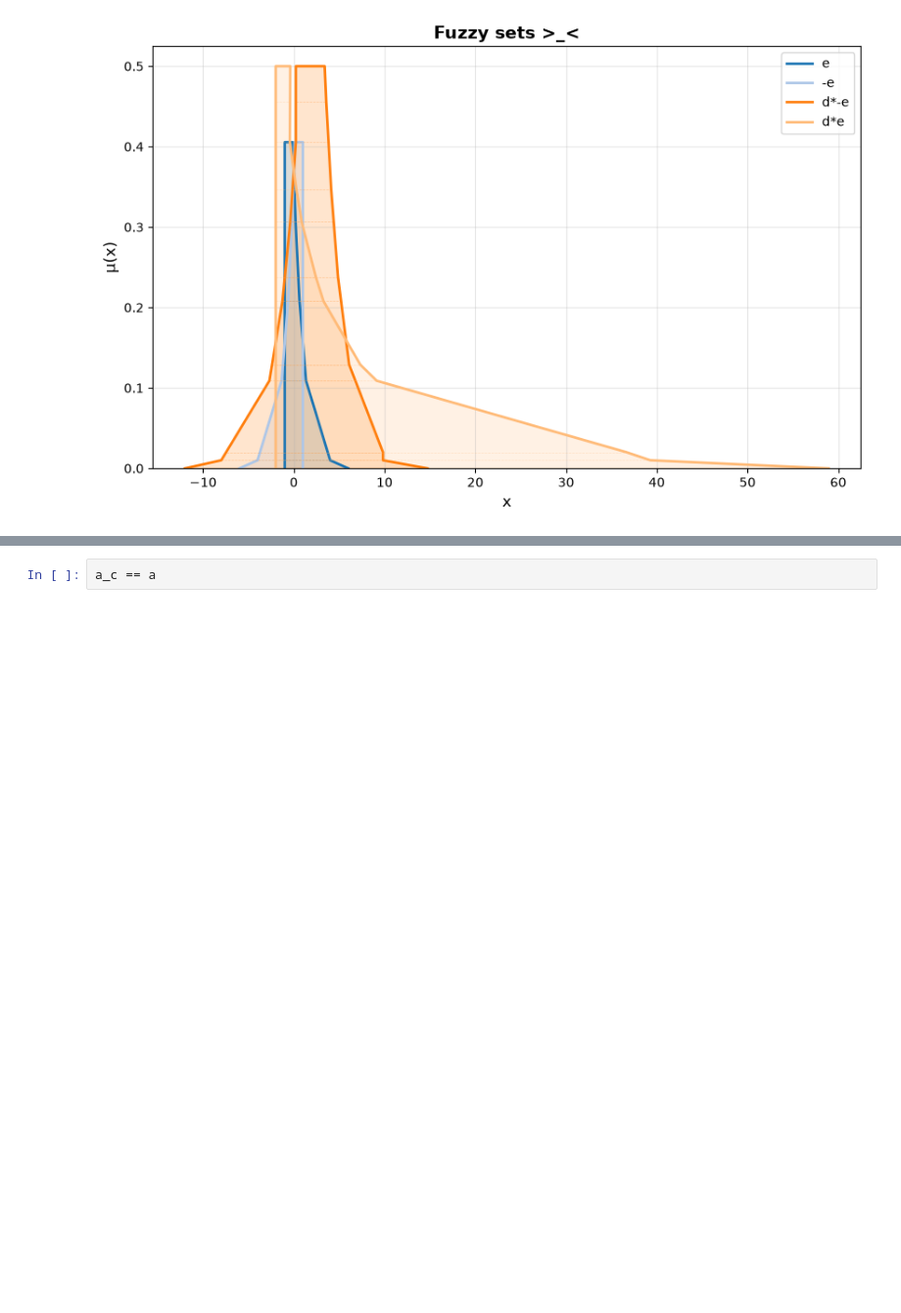
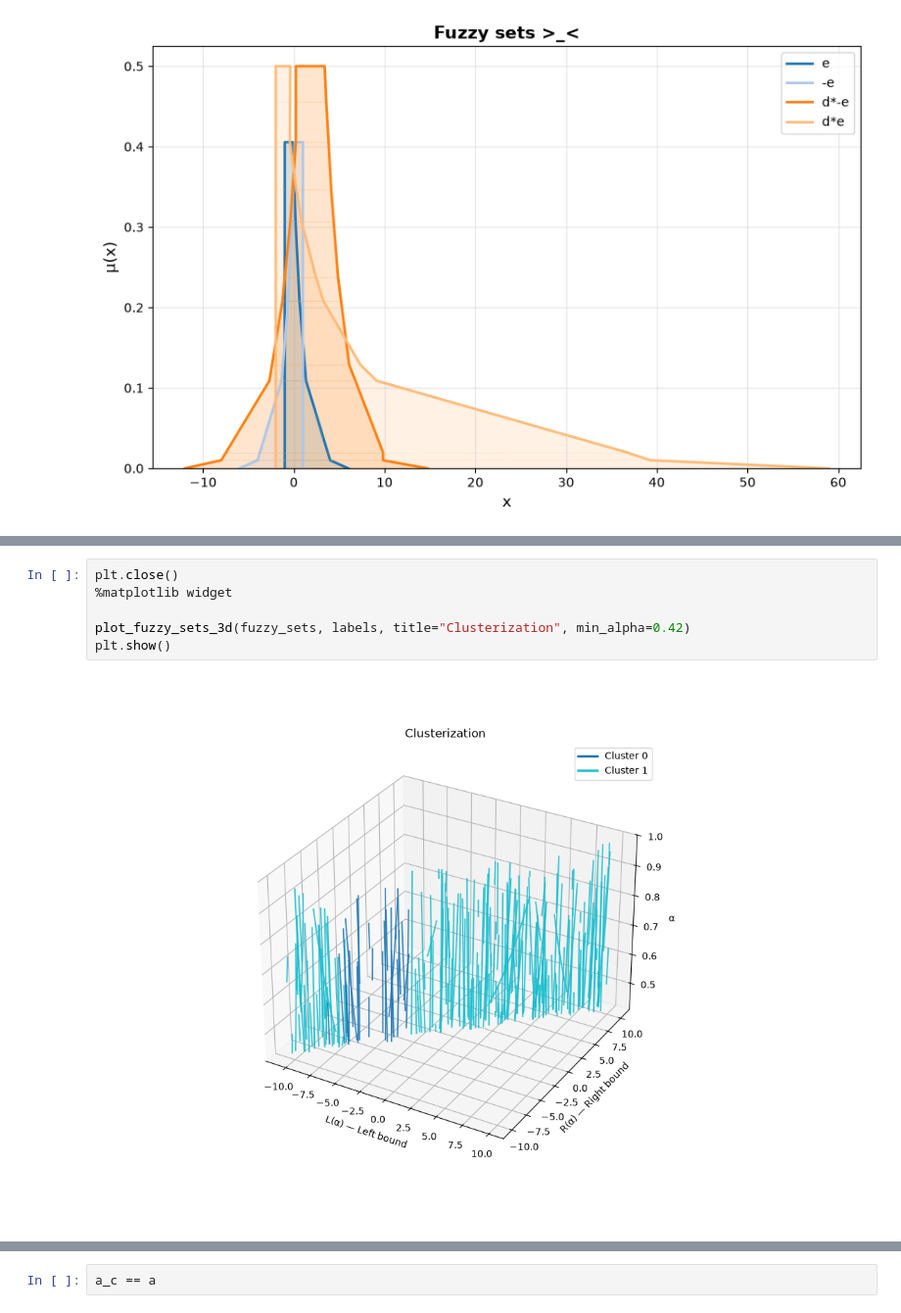
Before and after one commit to DeZtrOiD/fuzzy_module, a Jupyter notebook: main.ipynb, the cells around one changed output, grey strips where cells are left out. Shown at 98% size. Saved outputs shown, nothing was run; the diff lists cells and outputs as text; blank space fills up the shorter version.

```diff
--- a/main.ipynb
+++ b/main.ipynb
@@ -74 +66,9 @@ plt.show()
+# %%
+plt.close()
+%matplotlib widget
+
+plot_fuzzy_sets_3d(fuzzy_sets, labels, title="Clusterization", min_alpha=0.42)
+plt.show()
+# %% [output]
+[figure, added]
 # %%
```
Also changed, not shown: parts of 6 cells of this notebook, 2 other files.
